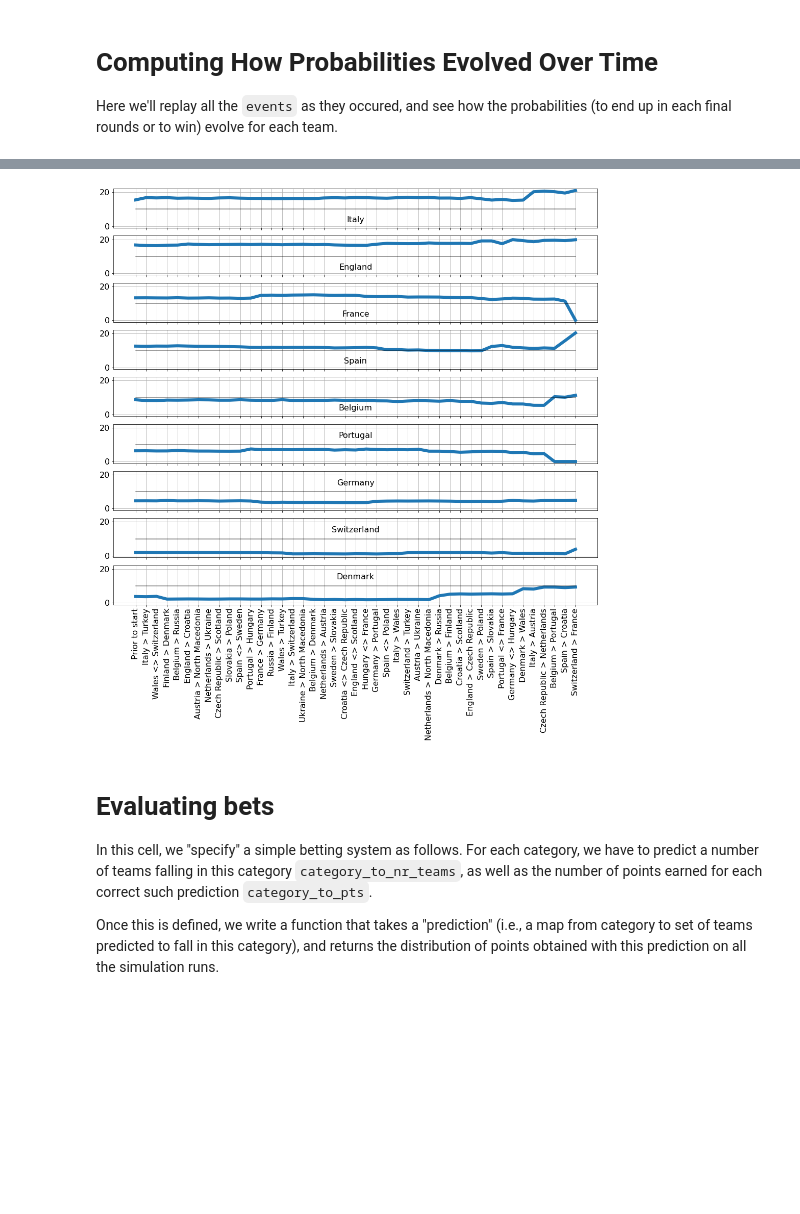
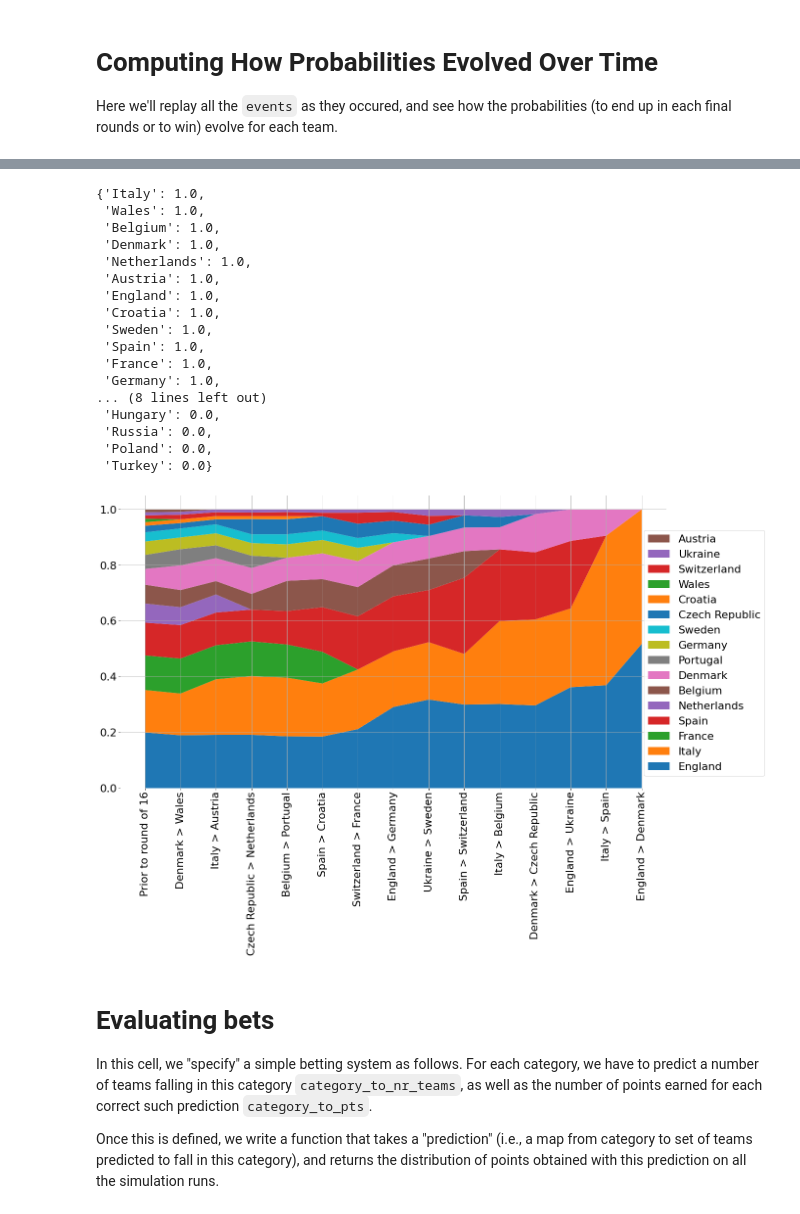
Before and after one commit to hrzn/soccer-predictions, a Jupyter notebook: euro2020-predictions.ipynb, the cells around one changed output, grey strips where cells are left out. Saved outputs shown, nothing was run; the diff lists cells and outputs as text; code cells hidden in the pictures; blank space fills up the shorter version.

```diff
--- a/euro2020-predictions.ipynb
+++ b/euro2020-predictions.ipynb
@@ -515,11 +532,13 @@ Here we'll replay all the `events` as they occured, and see how the probabilitie
 # %%
-NR_RUNS = 100000
+NR_RUNS = 5000
+events_that_happened = events[:36]  # those will be anyway factored in (pool matches)
+events_to_consider = events[36:]
 
 all_teams = set(kickscores.keys())
 probas_over_time = []
 
-for event_idx in range(len(events)+1):
-    events_so_far = events[:event_idx]
+for event_idx in range(len(events_to_consider)+1):
+    events_so_far = events_that_happened + events_to_consider[:event_idx]
     if len(events_so_far) > 0:
         print('adding: {}...'.format(events_so_far[-1]))
     counts, _ = simulate(events_so_far, NR_RUNS)
@@ -548,6 +567,32 @@ adding: [PoolMatchResult(team1='France', team2='Germany', result='France')]...
+# %%
+probas_over_time[0]['8th']
+# %% [output]
+{'Italy': 1.0,
+ 'Wales': 1.0,
+ 'Belgium': 1.0,
+ 'Denmark': 1.0,
+ 'Netherlands': 1.0,
+ 'Austria': 1.0,
+ 'England': 1.0,
+ 'Croatia': 1.0,
+ 'Sweden': 1.0,
+ 'Spain': 1.0,
+ 'France': 1.0,
+ 'Germany': 1.0,
+... (8 lines left out)
+ 'Hungary': 0.0,
+ 'Russia': 0.0,
+ 'Poland': 0.0,
+ 'Turkey': 0.0}
 # %%
 PROBA_TO_PLOT = 'winner'
-BAR_PLT = False
+BAR_PLT = True
+
+font = {'family' : 'DejaVu Sans',
+        'weight' : 'normal',
+        'size'   : 22}
+
+matplotlib.rc('font', **font)
 
 def create_ticks_from_event(event):
     for ev in event:
@@ -560,57 +605,61 @@ def create_ticks_from_event(event):
 
 # sorted_teams = list(map(lambda t: t[0], sorted(probas_over_time[0][PROBA_TO_PLOT].items(), key=lambda t: -t[1])))
 
-sorted_teams = ['Italy', 'England', 'France', 'Spain', 'Belgium', 'Portugal', 'Germany', 'Switzerland', 'Denmark']
+# plot only teams in 8th of finals
+sorted_teams = sorted(map(lambda kv: kv[0], filter(lambda kv: kv[1] > 0., probas_over_time[0]['8th'].items())),
+                      key = lambda t: -probas_over_time[0][PROBA_TO_PLOT][t])
+
+# sorted_teams = ['Italy', 'England', 'France', 'Spain', 'Belgium', 'Portugal', 'Germany', 'Switzerland', 'Denmark']
 
 if BAR_PLT:
-    plt.figure(figsize=(20,12), frameon=False)
-    bottoms = [0 for _ in range(len(probas_over_time))]
+    plt.figure(figsize=(20,11), frameon=False)
 
-    for team in sorted_teams:
-        heights = [probas_over_time[j][PROBA_TO_PLOT][team] for j in range(len(probas_over_time))]
-        up = [bottoms[j] + heights[j] for j in range(len(probas_over_time))]
-        plt.bar(range(len(probas_over_time)), height=heights, width=1., bottom=bottoms, label=team)
-        bottoms = up
+    heights = [
+        [probas_over_time[j][PROBA_TO_PLOT][team] for j in range(len(probas_over_time))]
+        for team in sorted_teams
+    ]
+    plt.stackplot(range(len(probas_over_time)), heights, labels=sorted_teams)
 
-    plt.xticks(ticks=[-0.5] + list(map(lambda t: t+0.5, range(len(events)))),
-           labels=['Prior to start'] + list(map(create_ticks_from_event, events)),
+    plt.xticks(ticks=[-0.] + list(map(lambda t: t+1, range(len(events_to_consider)))),
+           labels=['Prior to round of 16'] + list(map(create_ticks_from_event, events_to_consider)),
            rotation='vertical')
 
     # get rid of the frame
     for spine in plt.gca().spines.values():
         spine.set_visible(False)
 
-    plt.legend(loc=2);
+    plt.grid()
+    plt.legend(reversed(plt.legend().legendHandles), reversed(sorted_teams), bbox_to_anchor=(1.19, 0.9))
 
 else:
     # fig = plt.figure(figsize=(13, 20))
     # gs = fig.add_gridspec(nrows=len(sorted_teams), hspace=0.1, wspace=0.05)
     # axs = gs.subplots(sharex=True, sharey=True)
 
     fig, axs = plt.subplots(nrows=len(sorted_teams), figsize=(17, 15), sharey=True, sharex=True)
 
     for i, team in enumerate(sorted_teams):
         probas = [100 * probas_over_time[j][PROBA_TO_PLOT][team] for j in range(len(probas_over_time))]
         axs[i].plot(range(len(probas_over_time)), probas, lw=6)
         axs[i].grid()
         axs[i].plot(range(len(probas_over_time)), [10 for _ in range(len(probas_over_time))], color='k', alpha=0.5)
 
 
         annotation_pos = (0.5, 0.2) if max(probas) > 10. else (0.5, 0.7)
         anno_opts = dict(xy=annotation_pos, xycoords='axes fraction',
                      va='center', ha='center')
 
         axs[i].annotate(team, **anno_opts)
         # axs[i].set_ylabel(team)
 
-    plt.xticks(ticks=[0] + list(map(lambda t: t+1, range(len(events)))),
-               labels=['Prior to start'] + list(map(create_ticks_from_event, events)),
+    plt.xticks(ticks=[0] + list(map(lambda t: t+1, range(len(events_to_consider)))),
+               labels=['Prior to start'] + list(map(create_ticks_from_event, events_to_consider)),
                rotation='vertical')
 
-
-plt.savefig('/Users/julien/Desktop/probas.png', dpi=150, transparent=False)
+# plt.tight_layout()
+plt.savefig('/Users/julien/Desktop/probas.pdf', tight_layout=True)
 # %% [output]
-[figure, old version]
+[figure, new version]
 # %% [markdown]
 # Evaluating bets
 In this cell, we "specify" a simple betting system as follows. For each category, we have to predict a number of teams falling in this category `category_to_nr_teams`, as well as the number of points earned for each correct such prediction `category_to_pts`.
```
Also changed, not shown: parts of 4 cells of this notebook.
